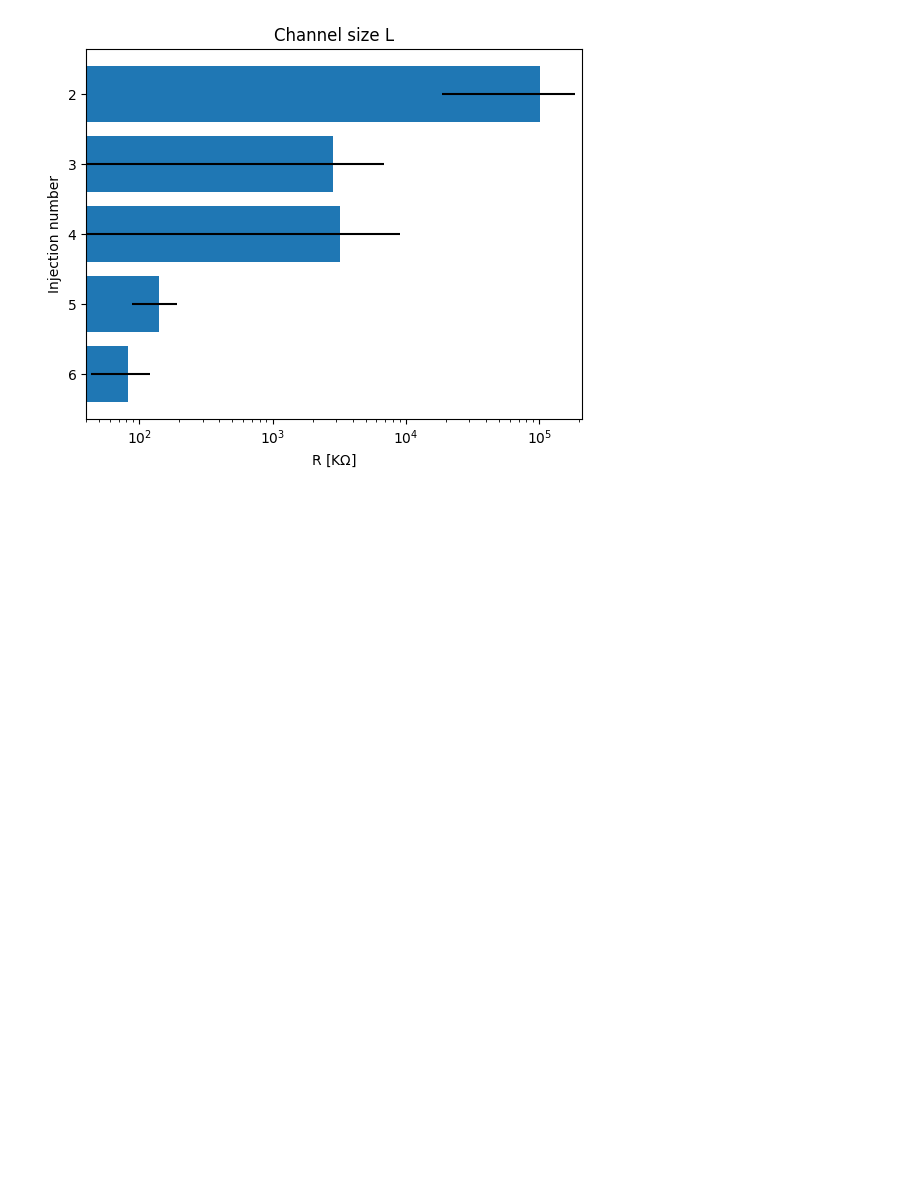
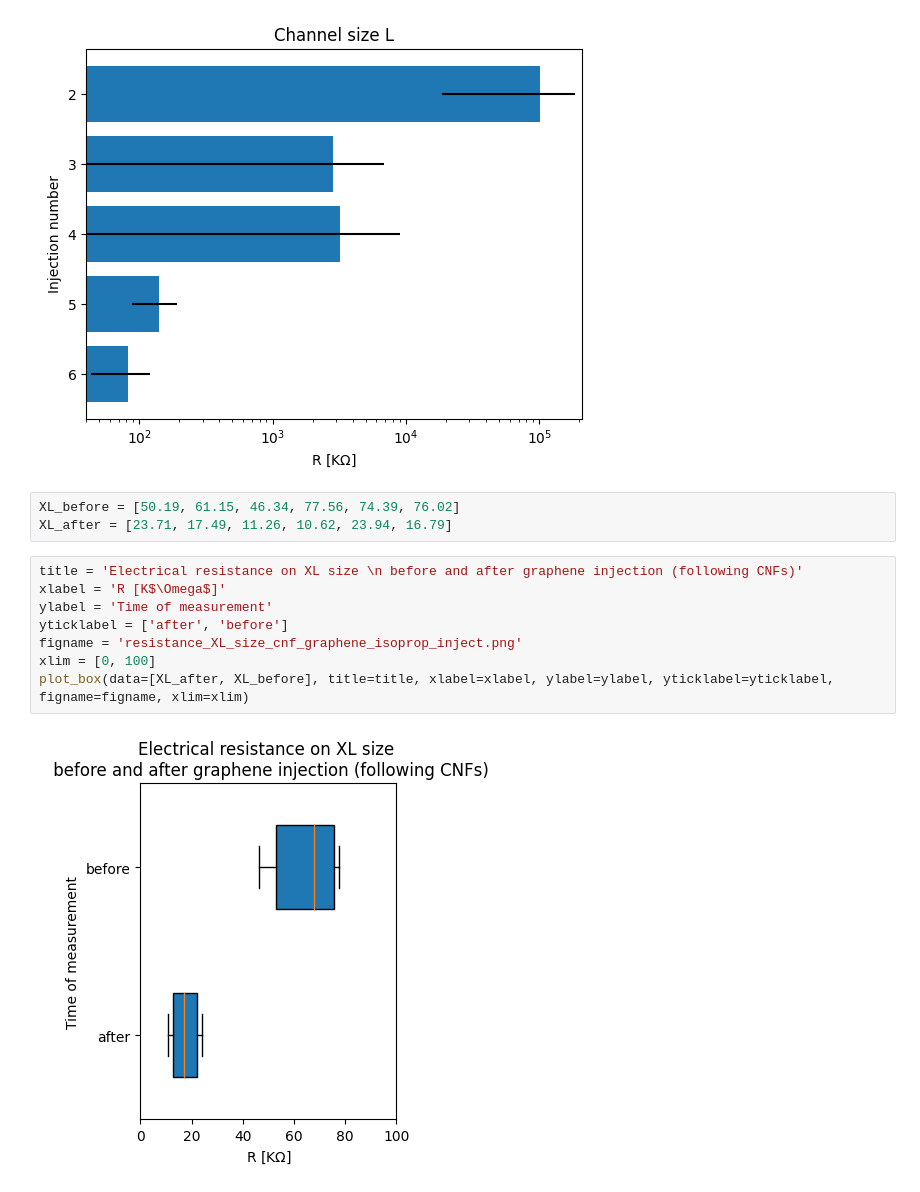
Before and after one commit to mkrause-nps/artificial-muscle, a Jupyter notebook: jupyter_notebooks/cnf_isoprop_inject.ipynb, the cells around one changed output. Cells and saved outputs as stored; diff of their text form; blank space fills up the shorter version.

Commit message:
Added graphene data to notebook

```diff
--- a/jupyter_notebooks/cnf_isoprop_inject.ipynb
+++ b/jupyter_notebooks/cnf_isoprop_inject.ipynb
@@ -94,3 +94,16 @@ figname = 'resistance_tracking_size_L.png'
 plot_hbar(data=L, err=L_err, xlabel=xlabel, ylabel=ylabel, yticklabels=yticklabels, title=title, figname=figname)
 # %% [output]
 [figure]
+# %%
+XL_before = [50.19, 61.15, 46.34, 77.56, 74.39, 76.02]
+XL_after = [23.71, 17.49, 11.26, 10.62, 23.94, 16.79]
+# %%
+title = 'Electrical resistance on XL size \n before and after graphene injection (following CNFs)'
+xlabel = 'R [K$\Omega$]'
+ylabel = 'Time of measurement'
+yticklabel = ['after', 'before']
+figname = 'resistance_XL_size_cnf_graphene_isoprop_inject.png'
+xlim = [0, 100]
+plot_box(data=[XL_after, XL_before], title=title, xlabel=xlabel, ylabel=ylabel, yticklabel=yticklabel, figname=figname, xlim=xlim)
+# %% [output]
+[figure, added]
```
Also changed, not shown: parts of 2 cells of this notebook.
